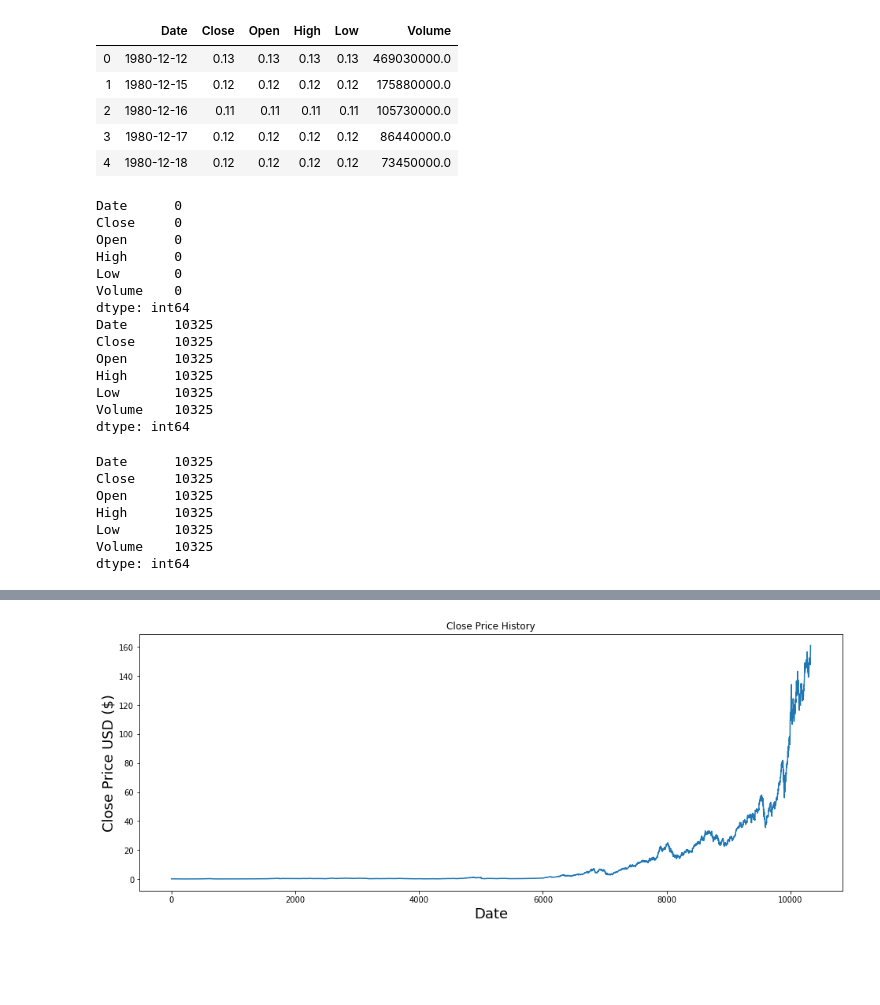
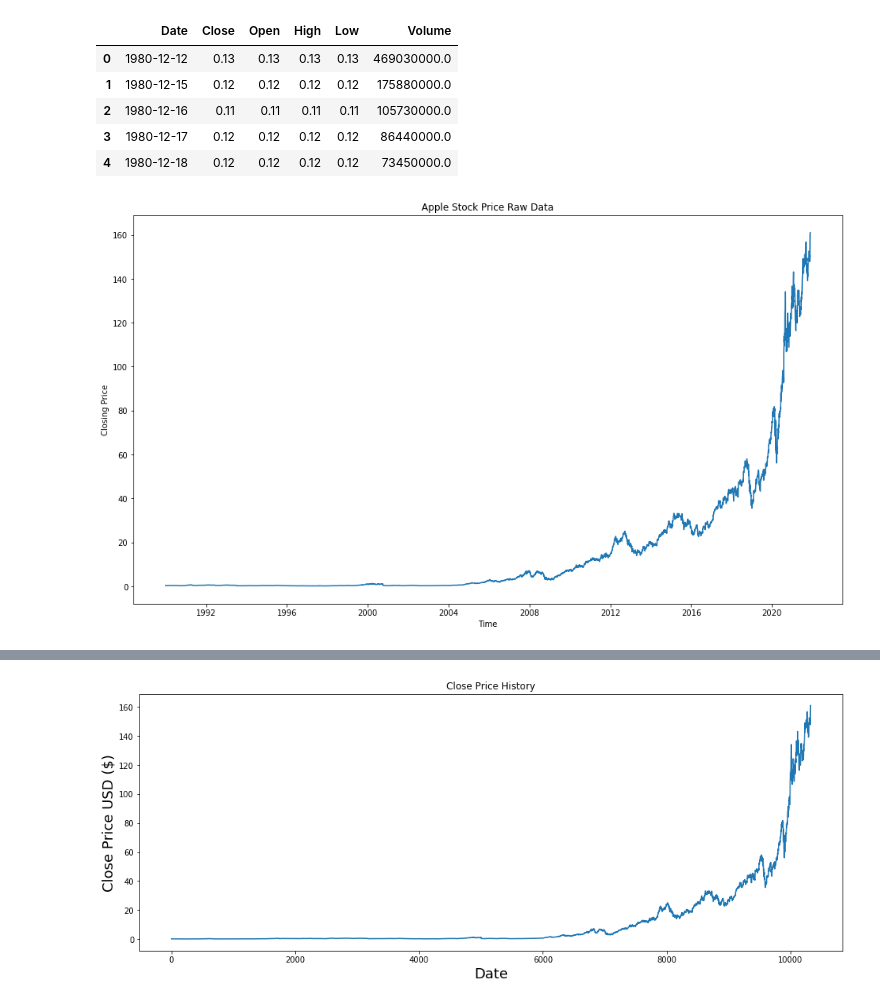
Before and after one commit to berryomi/Stock-Prediction, a Jupyter notebook: Trading.ipynb, the cells around one changed output, grey strips where cells are left out. Cells and saved outputs as stored; diff of their text form; code cells hidden in the pictures; blank space fills up the shorter version.

Commit message:
Data Cleaning + Linear Regression Modelling

```diff
--- a/Trading.ipynb
+++ b/Trading.ipynb
@@ -26,36 +29,33 @@ data.head()
 | 2 | 1980-12-16 | 0.11 | 0.11 | 0.11 | 0.11 | 105730000.0 |
 | 3 | 1980-12-17 | 0.12 | 0.12 | 0.12 | 0.12 | 86440000.0 |
 | 4 | 1980-12-18 | 0.12 | 0.12 | 0.12 | 0.12 | 73450000.0 |
-# %%
-#Data Cleasning
-# Ensure no null value exist
-data.dropna(inplace=True)
-print(data.isnull().sum())	# Must be 0
-print(data.count())
-# %% [output]
-Date      0
-Close     0
-Open      0
-High      0
-Low       0
-Volume    0
-dtype: int64
-Date      10325
-Close     10325
-Open      10325
-High      10325
-Low       10325
-Volume    10325
-dtype: int64
-# %%
-# Ensure there are no duplicates
-data.drop_duplicates(subset='Date', inplace=True)
-print(data.count())
-# %% [output]
-Date      10325
-Close     10325
-Open      10325
-High      10325
-Low       10325
-Volume    10325
-dtype: int64
+# %%
+#Data Cleaning
+# Check the percentage of the missing data from the given dataset
+# If missing data is less than 5% --> Remove the missing values
+# Else --> Impute missing data with midpoint of nearby data
+missing_count = data.isnull().sum() / data.count()
+if missing_count.Close < 0.05:
+	data.dropna(inplace=True)
+else:
+	data = data.interpolate() # Takes the midpoint between the points
+
+# Ensure there are no duplicates
+data.drop_duplicates(subset='Date', inplace=True)
+# print(data.count())
+# %%
+# Test (1990 이후 데이터만 다룸)
+data['Date'] = pd.to_datetime(data['Date'])
+data['year'] = data['Date'].dt.year
+data = data.loc[data['year'] >= 1990]
+
+# Graph raw data
+plt.figure(figsize=(16, 9))
+plt.plot(data['Date'], data['Close'])
+plt.xlabel('Time')
+plt.ylabel('Closing Price')
+plt.title('Apple Stock Price Raw Data')
+plt.show()
+# plt.savefig('raw_data.png')
+# %% [output]
+[figure, added]
```
Also changed, not shown: parts of 3 cells of this notebook.
